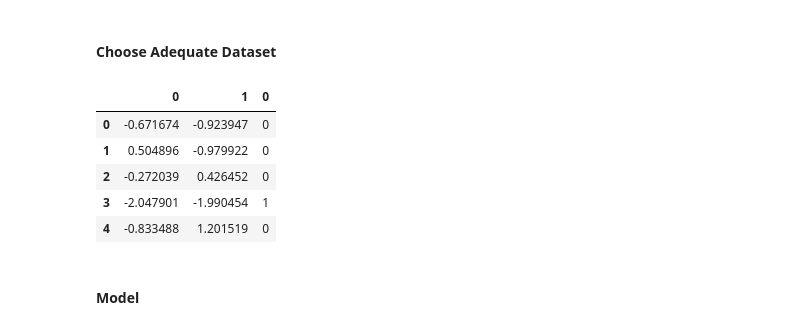
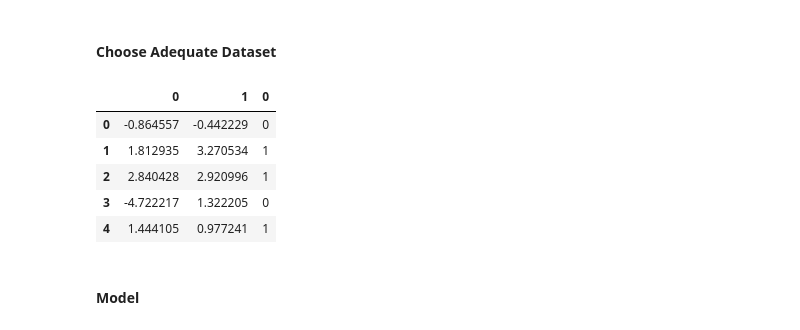
Before and after one commit to RodriCouto/ML_na_previsao_do_tempo_de_internato, a Jupyter notebook: ML_groupR.ipynb, the cells around one changed output. Cells and saved outputs as stored; diff of their text form; code cells hidden in the pictures.

```diff
--- a/ML_groupR.ipynb
+++ b/ML_groupR.ipynb
@@ -140,23 +140,20 @@ df_logreg.head()
 # %% [markdown]
 #### Model
 # %%
-X, y = df_logreg.iloc[:, :-1].values, df_logreg.iloc[:, -1].values
+X_lr, y_lr = df_logreg.iloc[:, :-1].values, df_logreg.iloc[:, -1].values
 
-X_train, X_test, y_train, y_test = train_test_split(X, y, test_size=0.3, random_state=42)
+X_train_lr, X_test_lr, y_train_lr, y_test_lr = train_test_split(X_lr, y_lr, test_size=0.3, random_state=42)
 
 # Train models
 log_reg = LogisticRegression(solver="lbfgs")
 
-log_reg.fit(X_train, y_train)
+log_reg.fit(X_train_lr, y_train_lr)
 
 # Predictions
-y_pred_lr = log_reg.predict(X_test)
+y_pred_lr = log_reg.predict(X_test_lr)
 
 # Accuracy
-acc_lr = accuracy_score(y_test, y_pred_lr)
-
-print(f"Logistic Regression Accuracy: {acc_lr:.2f}")
-
+acc_lr = accuracy_score(y_test_lr, y_pred_lr)
 
 plt.figure(figsize=(4,3))
 plot_decision_boundary(log_reg, X, y, "Logistic Regression")
@@ -175,18 +206,18 @@ Logistic Regression Accuracy: 0.83
 # %% [markdown]
 #### Choose Adequate Dataset
 # %%
-X, y = make_gaussian_quantiles(mean=(0, 0), cov=2.0, n_samples=200, n_classes=2, random_state=42)
+X_qda, y_qda = make_gaussian_quantiles(mean=(0, 0), cov=2.0, n_samples=200, n_classes=2, random_state=42)
 
 df_qda = pd.concat([pd.DataFrame(X), pd.Series(y)], axis=1)
 
 df_qda.head()
 # %% [output]
 |  | 0 | 1 | 0 |
-| 0 | -0.671674 | -0.923947 | 0 |
-| 1 | 0.504896 | -0.979922 | 0 |
-| 2 | -0.272039 | 0.426452 | 0 |
-| 3 | -2.047901 | -1.990454 | 1 |
-| 4 | -0.833488 | 1.201519 | 0 |
+| 0 | -0.864557 | -0.442229 | 0 |
+| 1 | 1.812935 | 3.270534 | 1 |
+| 2 | 2.840428 | 2.920996 | 1 |
+| 3 | -4.722217 | 1.322205 | 0 |
+| 4 | 1.444105 | 0.977241 | 1 |
 # %% [markdown]
 #### Model
 # %%
```
Also changed, not shown: parts of 10 cells of this notebook, 1 other file.
